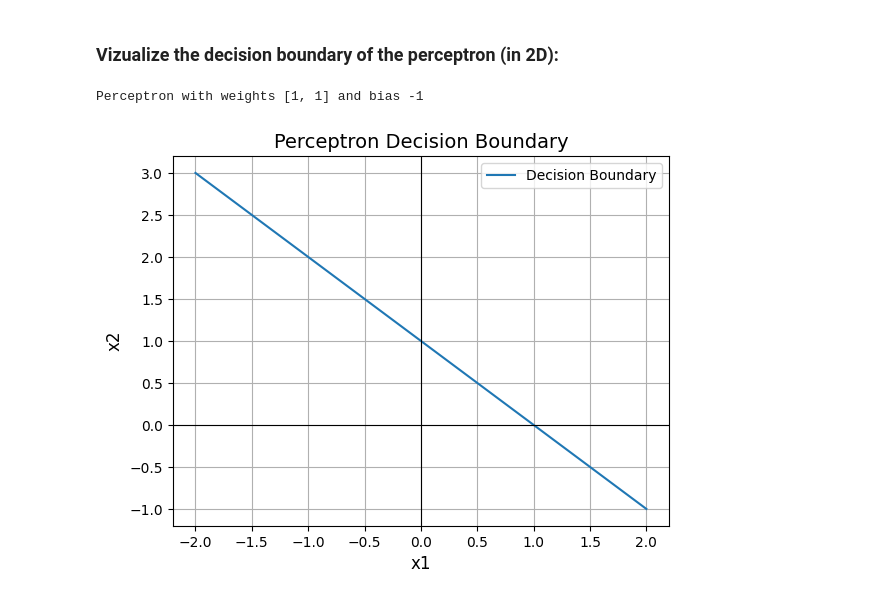
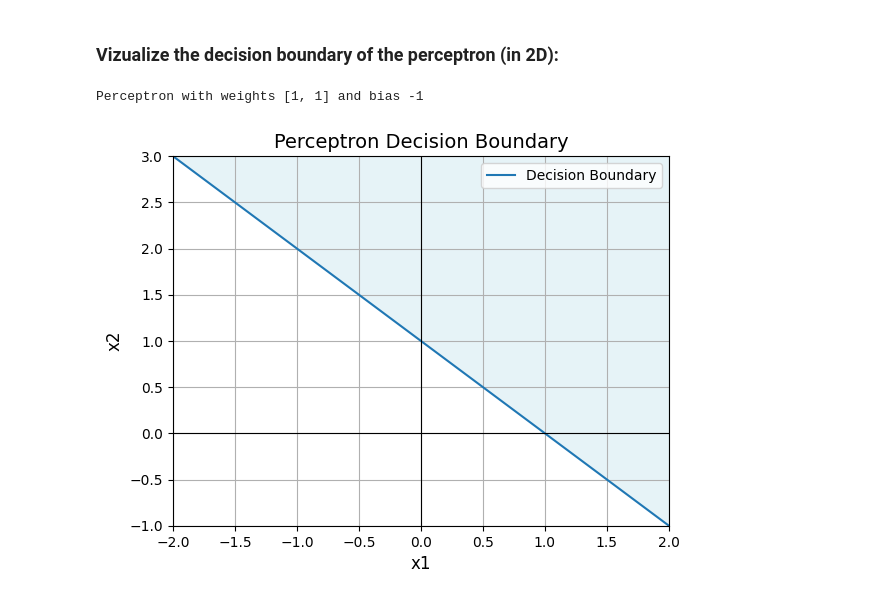
Before and after one commit to reitezuz/18NES1-2026, a Jupyter notebook: week01/perceptron0.ipynb, the cells around one changed output. Drawn from its saved outputs; the diff is of its cells as text; code cells hidden in the pictures.

```diff
--- a/week01/perceptron0.ipynb
+++ b/week01/perceptron0.ipynb
@@ -46,29 +46,39 @@ None
 # %%
 # weights = [1, 1]
 # bias = -1
 
 print ("Perceptron with weights", weights, "and bias", bias)
 
 import matplotlib.pyplot as plt
 # Generate points for visualization
 x = np.linspace(-2, 2, 100)
 y = -(weights[0] * x + bias) / weights[1]
 
 # Plot the decision boundary
 plt.plot(x, y, label='Decision Boundary')
 
-
 plt.xlabel('x1', fontsize=12)
 plt.ylabel('x2', fontsize=12)
 plt.title('Perceptron Decision Boundary', fontsize=14)
 plt.grid(True)
 plt.legend()
 
 #Highlight x and y axes
 plt.axhline(0, color='black', linewidth=0.8)  # x-axis
 plt.axvline(0, color='black', linewidth=0.8) # y-axis
 
+
+# Shade positive region (where perceptron output > 0)
+# Create grid
+xx, yy = np.meshgrid(np.linspace(-2, 2, 400),
+                     np.linspace(y.min(), y.max(), 400))
+Z = weights[0]*xx + weights[1]*yy + bias
+plt.contourf(xx, yy, Z > 0,
+             levels=[0.5, 1],
+             colors=['lightblue'],
+             alpha=0.3)
+
 plt.show()
 # %% [output]
 Perceptron with weights [1, 1] and bias -1
-[figure, old version]
+[figure, new version]
```
